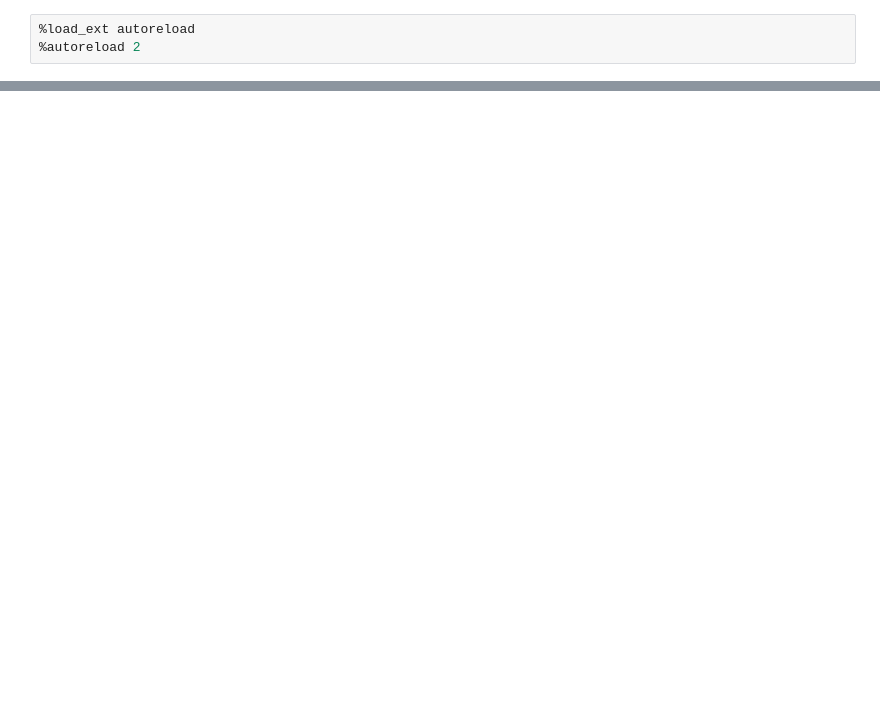
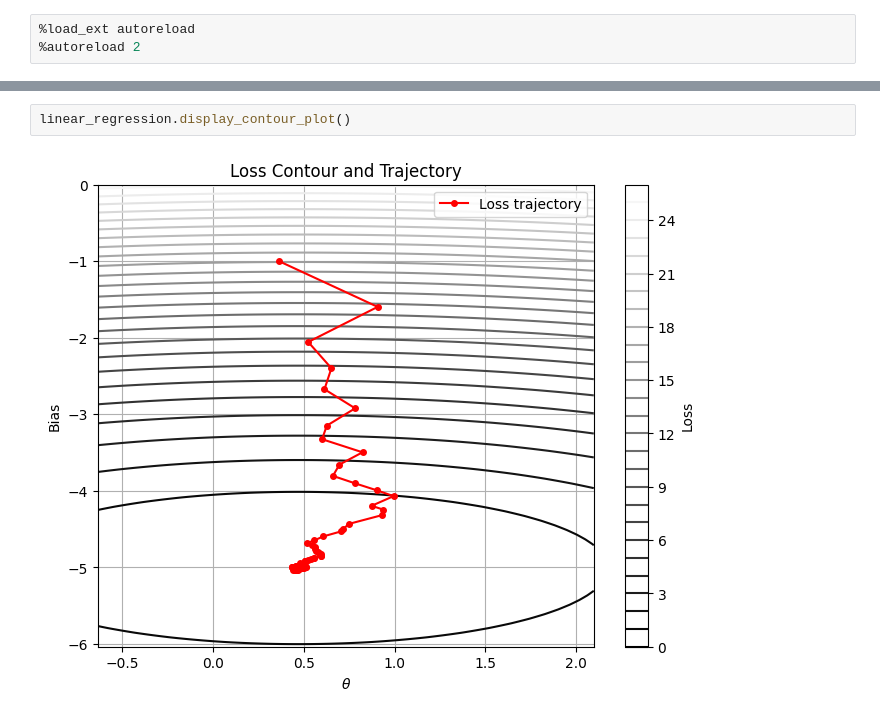
Before and after one commit to ericoericochen/6c57-optimizers, a Jupyter notebook: notebooks/linear_regression.ipynb, the cells around one changed output, grey strips where cells are left out. Cells and saved outputs as stored; diff of their text form; blank space fills up the shorter version.

```diff
--- a/notebooks/linear_regression.ipynb
+++ b/notebooks/linear_regression.ipynb
@@ -49,0 +63,4 @@ linear_regression.display_contour_plot()
+# %%
+linear_regression.display_contour_plot()
+# %% [output]
+[figure, added]
```
Also changed, not shown: parts of 10 cells of this notebook, 3 other files.
